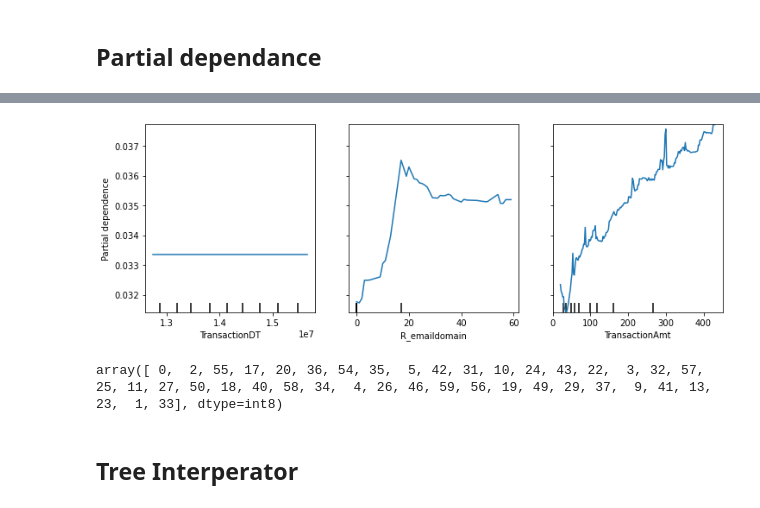
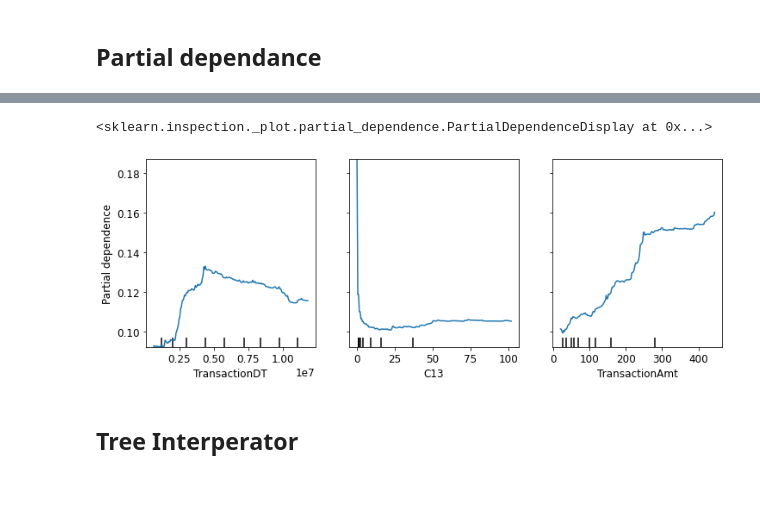
Before and after one commit to BoronII/fraud-detection-pytorch-scikit-fastai, a Jupyter notebook: 02B_RF without feature engineering and with V features.ipynb, the cells around one changed output, grey strips where cells are left out. Drawn from its saved outputs; the diff is of its cells as text; code cells hidden in the pictures.

```diff
--- a/02B_RF without feature engineering and with V features.ipynb
+++ b/02B_RF without feature engineering and with V features.ipynb
@@ -581,7 +487,5 @@ m_roc(y, xs), m_roc(valid_y, valid_xs)
 # %%
-m = DecisionTreeClassifier(class_weight='balanced', criterion='entropy',
-                        max_features='sqrt', max_leaf_nodes=50,
-                        min_samples_split=10)
+m = DecisionTreeClassifier(max_leaf_nodes=None, criterion='entropy', max_features='sqrt', class_weight='balanced')
 m.fit(xs, y)
 m_roc(y, xs), m_roc(valid_y, valid_xs)
 # %% [output]
@@ -591,8 +495,7 @@ m_roc(y, xs), m_roc(valid_y, valid_xs)
 # %%
 def rf(xs, y, **kwargs):
-    max_samples = math.ceil(len(xs)*0.66)
     return RandomForestClassifier(n_jobs=-1,
-        max_samples=max_samples, oob_score=True, **kwargs).fit(xs, y)
+        max_samples=2/3, oob_score=True, **kwargs).fit(xs, y)
 # %%
 %%time
 m = rf(xs, y, n_estimators=1000,
@@ -927,7 +731,11 @@ valid_xs_final = valid_xs_imp.drop(to_drop, axis=1)
 # %%
-xs_final = (path/'xs_final_full.pkl').load()
-valid_xs_final = (path/'valid_xs_final_full.pkl').load()
+xs_imp = (path/'xs_imp_full.pkl').load()
+valid_xs_imp = (path/'valid_xs_imp_full.pkl').load()
 # %%
-m = rf(xs_final, y, n_estimators=200, class_weight='balanced')
-m_roc(y, xs_final), m_roc(valid_y, valid_xs_final)
+%%time
+m = rf(xs_imp, y, n_estimators=200,
+       class_weight='balanced', criterion='entropy',
+       max_features='sqrt', max_leaf_nodes=500,
+       min_samples_split=5, min_samples_leaf=5)
+m_roc(y, xs_imp), m_roc(valid_y, valid_xs_imp)
 # %% [output]
@@ -992,7 +755,8 @@ ax = valid_xs_final['TransactionDT'].hist()
 # %%
+%%time
 from sklearn.inspection import plot_partial_dependence
 
 _, ax = plt.subplots(figsize=(12,4))
-plot_partial_dependence(m, valid_xs_final, ['TransactionDT','R_emaildomain', 'TransactionAmt'],
+plot_partial_dependence(m, xs_imp, ['TransactionDT','C13', 'TransactionAmt'],
                         grid_resolution=200, ax=ax)
 # %% [output]
@@ -1000,8 +765,5 @@ plot_partial_dependence(m, valid_xs_final, ['TransactionDT','R_emaildomain', 'Tr
+<sklearn.inspection._plot.partial_dependence.PartialDependenceDisplay at 0x...>
-[figure, old version]
+[figure, new version]
-# %%
-valid_xs_final['R_emaildomain'].unique()
-# %% [output]
-array([ 0,  2, 55, 17, 20, 36, 54, 35,  5, 42, 31, 10, 24, 43, 22,  3, 32, 57, 25, 11, 27, 50, 18, 40, 58, 34,  4, 26, 46, 59, 56, 19, 49, 29, 37,  9, 41, 13, 23,  1, 33], dtype=int8)
 # %% [markdown]
 ## Tree Interperator
 # %%
```
Also changed, not shown: parts of 96 cells of this notebook, 1 other file.
